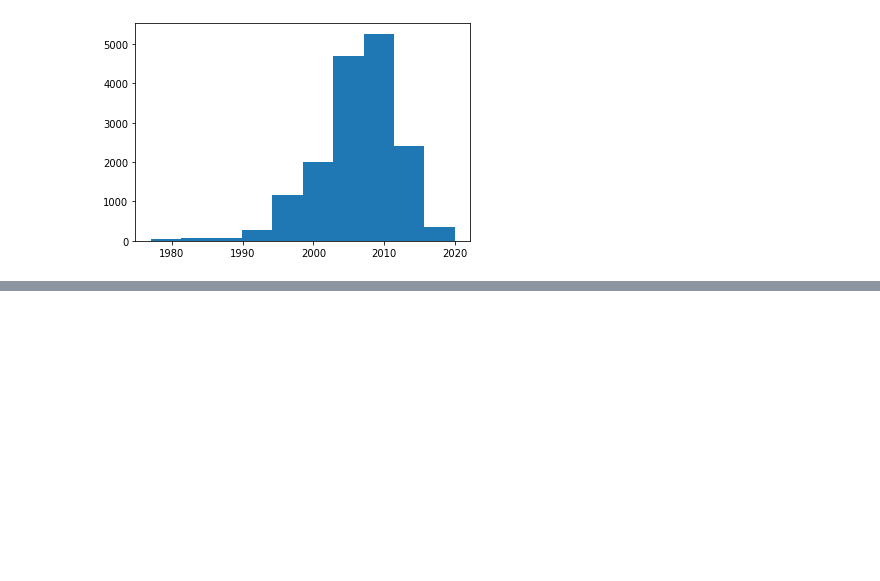
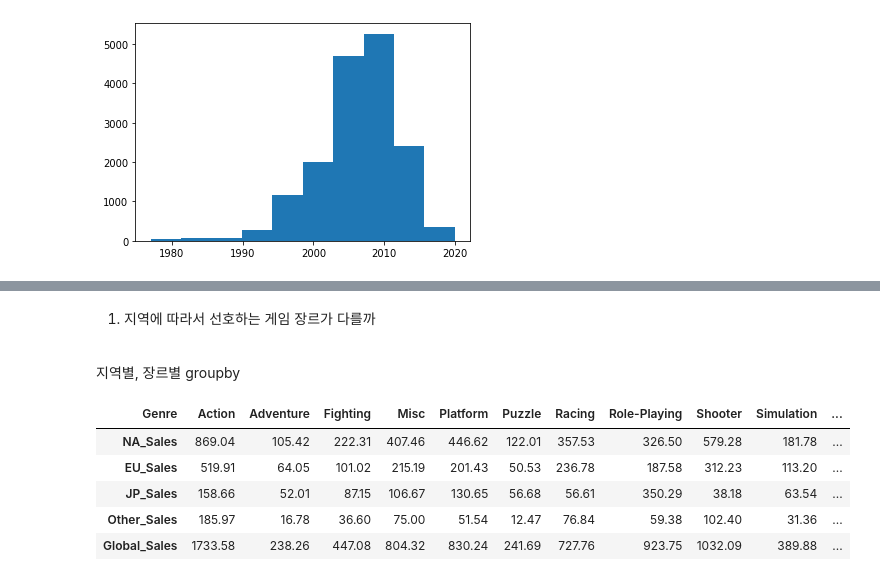
Before and after one commit to nan-park/section1_project, a Jupyter notebook: AI_section1_project.ipynb, the cells around one changed output, grey strips where cells are left out. Drawn from its saved outputs; the diff is of its cells as text; code cells hidden in the pictures; blank space fills up the shorter version.

```diff
--- a/AI_section1_project.ipynb
+++ b/AI_section1_project.ipynb
@@ -458,0 +457,17 @@ pc = ['PC']
+# %% [markdown]
+1. 지역에 따라서 선호하는 게임 장르가 다를까
+<br>
+지역별, 장르별 groupby
+# %%
+# 장르별 지역의 출고량 비교
+sales_include_sum = sales + ['Global_Sales']  # 기존 sales에서 전체 Global_Sales 포함한 리스트
+group_data = df_clean.groupby('Genre')[sales_include_sum]
+group_sum = group_data.sum().T
+group_sum
+# %% [output]
+| Genre | Action | Adventure | Fighting | Misc | Platform | Puzzle | Racing | Role-Playing | Shooter | Simulation | ... |
+| NA_Sales | 869.04 | 105.42 | 222.31 | 407.46 | 446.62 | 122.01 | 357.53 | 326.50 | 579.28 | 181.78 | ... |
+| EU_Sales | 519.91 | 64.05 | 101.02 | 215.19 | 201.43 | 50.53 | 236.78 | 187.58 | 312.23 | 113.20 | ... |
+| JP_Sales | 158.66 | 52.01 | 87.15 | 106.67 | 130.65 | 56.68 | 56.61 | 350.29 | 38.18 | 63.54 | ... |
+| Other_Sales | 185.97 | 16.78 | 36.60 | 75.00 | 51.54 | 12.47 | 76.84 | 59.38 | 102.40 | 31.36 | ... |
+| Global_Sales | 1733.58 | 238.26 | 447.08 | 804.32 | 830.24 | 241.69 | 727.76 | 923.75 | 1032.09 | 389.88 | ... |
```
Also changed, not shown: parts of 8 cells of this notebook.
